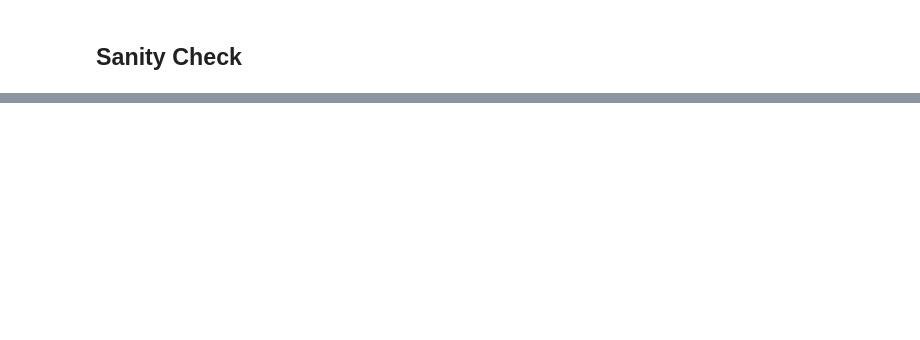
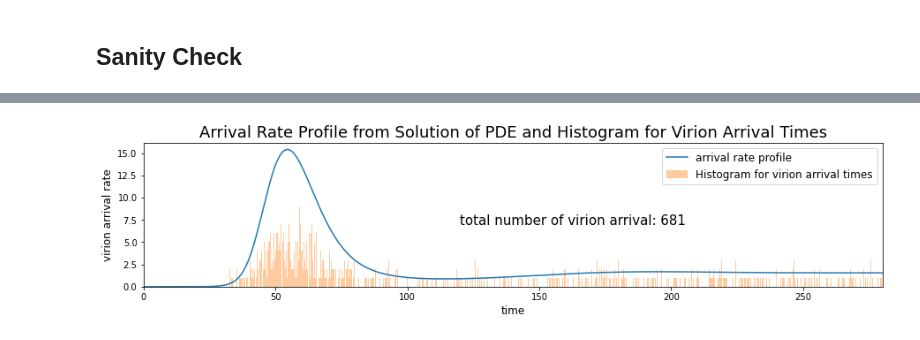
Before and after one commit to yishu0524/Placental-Transmission, a Jupyter notebook: Sampling_Inhomogeneous_Poisson_Process.ipynb, the cells around one changed output, grey strips where cells are left out. Saved outputs shown, nothing was run; the diff lists cells and outputs as text; code cells hidden in the pictures; blank space fills up the shorter version.

```diff
--- a/Sampling_Inhomogeneous_Poisson_Process.ipynb
+++ b/Sampling_Inhomogeneous_Poisson_Process.ipynb
@@ -92,0 +111,22 @@ plt.show()
+# %%
+data = pd.read_excel("E:/projects/CMV/PDE_model_data.xlsx")
+# %%
+time = list(data['time'])
+rate = list(data['rate'])
+# %%
+PDE_Lambda = list(zip(time, rate))
+# %%
+PDE_arrival_times = inhomogeneousPoisson(PDE_Lambda, max(time))
+# %%
+fig, ax = plt.subplots(figsize=(15,3))
+ax.plot(time,np.array(rate), label='arrival rate profile')
+sns.distplot(PDE_arrival_times,kde=False,bins=840,ax=ax, label='Histogram for virion arrival times')
+plt.xlim(0,max(time))
+plt.legend(fontsize=12)
+plt.title('Arrival Rate Profile from Solution of PDE and Histogram for Virion Arrival Times',fontsize=18)
+plt.text(120, 7, 'total number of virion arrival: '+str(len(PDE_arrival_times)),fontsize=15)
+plt.xlabel('time',fontsize=12)
+plt.ylabel('virion arrival rate',fontsize=12)
+plt.show()
+# %% [output]
+[figure, added]
```
Also changed, not shown: parts of 15 cells of this notebook.
